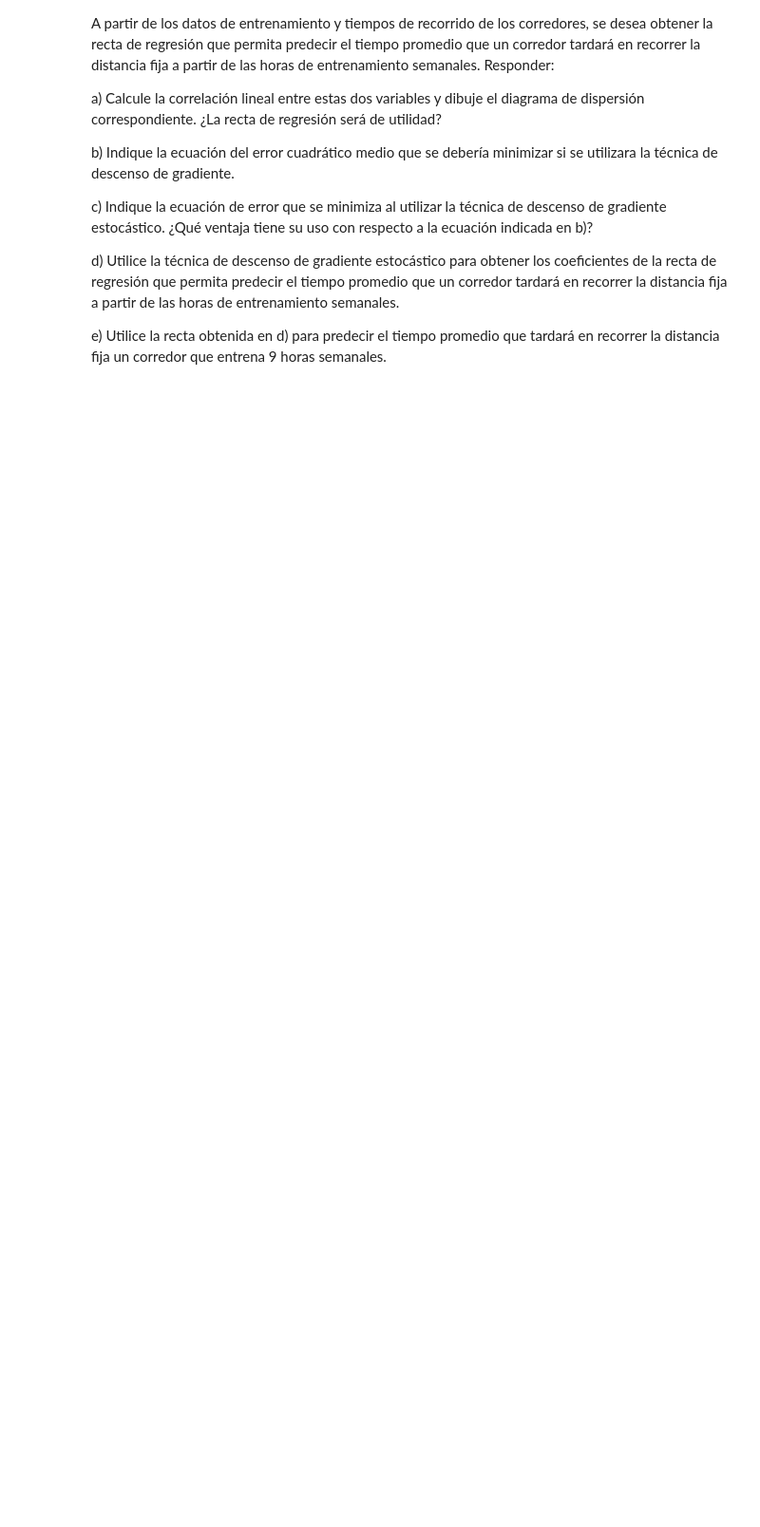
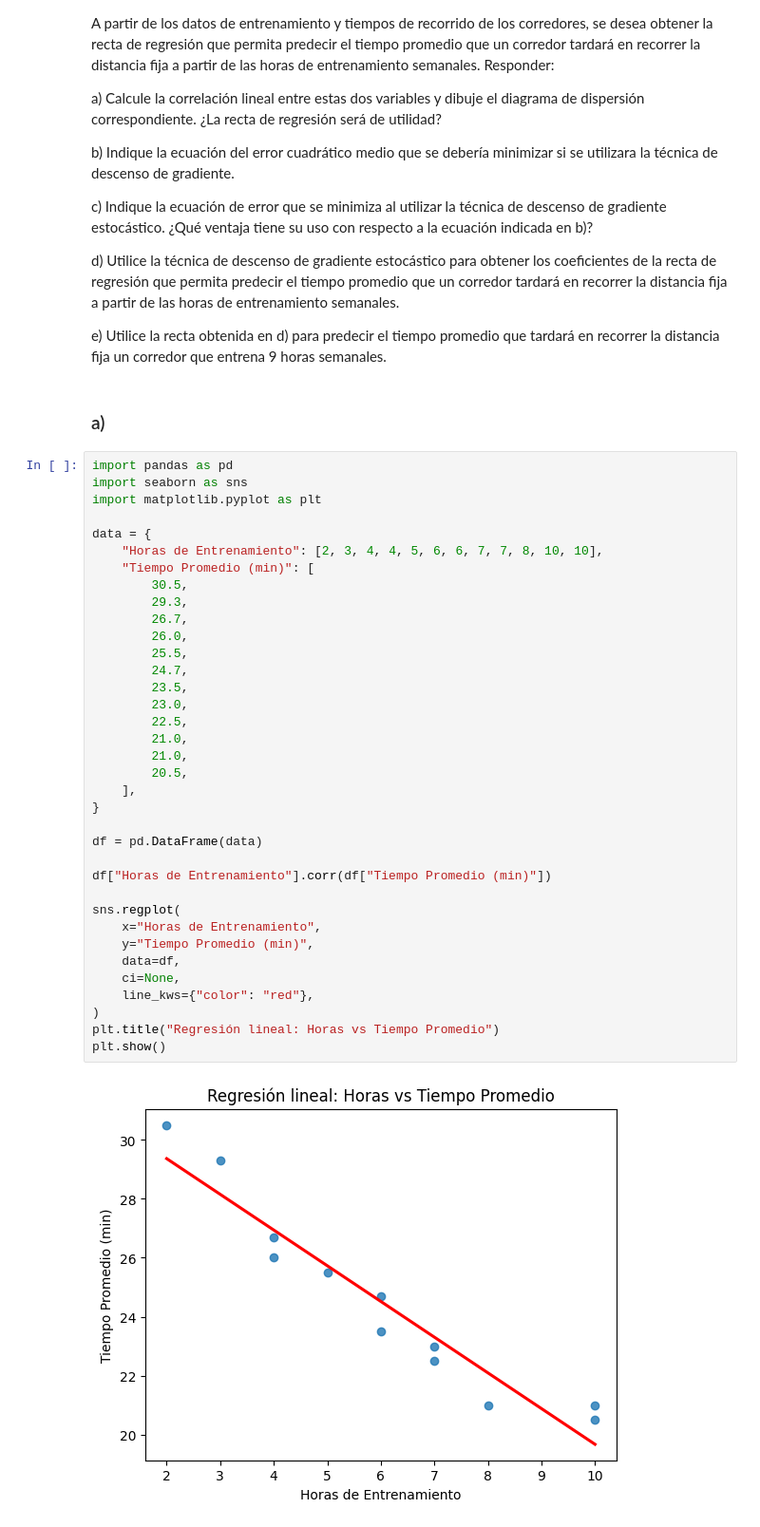
Before and after one commit to Kelisei/4to-anio-unlp-sistemas, a Jupyter notebook: deeplearning/practica3.ipynb, the cells around one changed output. Shown: that part at 95% size. Cells and saved outputs as stored; diff of their text form; blank space fills up the shorter version.

```diff
--- a/deeplearning/practica3.ipynb
+++ b/deeplearning/practica3.ipynb
@@ -214,3 +223,43 @@ fija a partir de las horas de entrenamiento semanales.
 
 e) Utilice la recta obtenida en d) para predecir el tiempo promedio que tardará en recorrer la distancia
 fija un corredor que entrena 9 horas semanales.
+# %% [markdown]
+### a)
+# %%
+import pandas as pd
+import seaborn as sns
+import matplotlib.pyplot as plt
+
+data = {
+    "Horas de Entrenamiento": [2, 3, 4, 4, 5, 6, 6, 7, 7, 8, 10, 10],
+    "Tiempo Promedio (min)": [
+        30.5,
+        29.3,
+        26.7,
+        26.0,
+        25.5,
+        24.7,
+        23.5,
+        23.0,
+        22.5,
+        21.0,
+        21.0,
+        20.5,
+    ],
+}
+
+df = pd.DataFrame(data)
+
+df["Horas de Entrenamiento"].corr(df["Tiempo Promedio (min)"])
+
+sns.regplot(
+    x="Horas de Entrenamiento",
+    y="Tiempo Promedio (min)",
+    data=df,
+    ci=None,
+    line_kws={"color": "red"},
+)
+plt.title("Regresión lineal: Horas vs Tiempo Promedio")
+plt.show()
+# %% [output]
+[figure, added]
```
Also changed, not shown: parts of 8 cells of this notebook, 1 other file.
